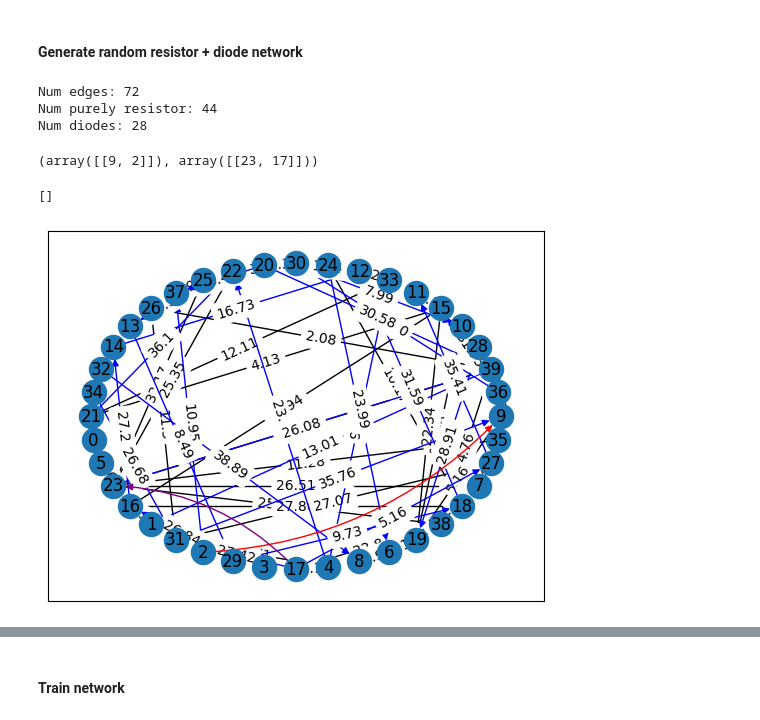
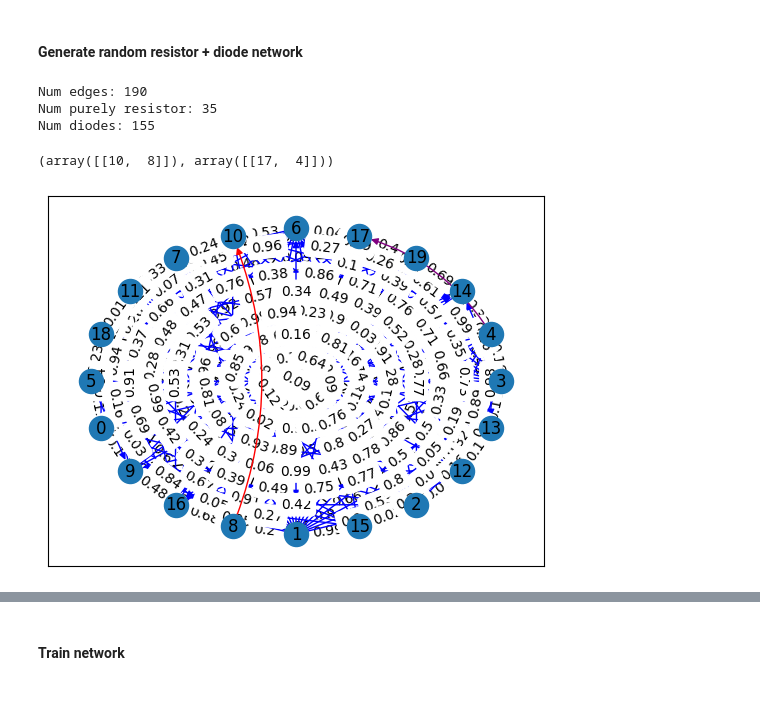
Before and after one commit to Ma-Lab-Cal/self-learning-machines, a Jupyter notebook: nonlinear_regression.ipynb, the cells around one changed output, grey strips where cells are left out. Cells and saved outputs as stored; diff of their text form; code cells hidden in the pictures.

```diff
--- a/nonlinear_regression.ipynb
+++ b/nonlinear_regression.ipynb
@@ -191,0 +170,15 @@ plt.show()
+# %%
+# Visualize dataset
+xs = [abs_x, parab_x, log_x]
+ys = [abs_y, parab_y, log_y]
+names = ['abs', 'parabola', 'log']
+
+fig, axs = plt.subplots(1, len(xs), figsize=(18, 6))
+
+for i, ax in enumerate(axs):
+    ax.scatter(xs[i], ys[i])
+    sorted_args = np.argsort(xs[i])
+    ax.plot(xs[i][sorted_args], ys[i][sorted_args], 'r',)
+    ax.set_title(fr'{names[i].title()}')
+fig.suptitle(fr'Curves with parameters m={round(m, 3)}, b={round(b, 3)}, $\sigma$={sigma}')
+plt.show()
@@ -195,12 +190,13 @@ plt.show()
 #### Generate random resistor + diode network
 # %%
 # Parameters
-nodes = 40
-avg_deg = 2
-edge_prob =  avg_deg / nodes
-diode_prob = .4
+nodes = 20
+avg_deg = 6
+# edge_prob = avg_deg / nodes
+edge_prob = 1
+diode_prob = .8
 
-con_graph = nx.erdos_renyi_graph(n=nodes, p=edge_prob, directed=True)
+con_graph = nx.erdos_renyi_graph(n=nodes, p=edge_prob, directed=False)
 diodes, res = 0, 0
 for u, v in con_graph.edges():
     if np.random.rand() < diode_prob:
@@ -208,10 +204,10 @@ for u, v in con_graph.edges():
         # if np.random.binomial(1, 0.5):
             # u, v = v, u
         con_graph[u][v]['type'] = 'diode'
-        con_graph[u][v]['weight'] = 1./np.random.rand() / nodes
+        con_graph[u][v]['weight'] = 1./np.random.rand()
     else:
         con_graph[u][v]['type'] = 'resistor'
-        con_graph[u][v]['weight'] = 1./np.random.rand() / nodes
+        con_graph[u][v]['weight'] = 1./np.random.rand()
         res += 1
 
 print('Num edges:', diodes + res)
@@ -225,16 +221,12 @@ node_cfg = np.random.choice(nodes, size=(in_nodes + out_nodes, 2), replace=False
 node_cfg = (node_cfg[:in_nodes], node_cfg[in_nodes:])
 node_cfg
 # %% [output]
-Num edges: 72
-Num purely resistor: 44
-Num diodes: 28
+Num edges: 190
+Num purely resistor: 35
+Num diodes: 155
-(array([[9, 2]]), array([[23, 17]]))
+(array([[10,  8]]), array([[17,  4]]))
-# %%
-list(nx.isolates(con_graph))
-# %% [output]
-[]
 # %%
-nonlin = NonLinearNetwork('nonlinear', con_graph, node_cfg)
-visualize(nonlin, mode='y')
+nets = [NonLinearNetwork(name, con_graph, node_cfg) for name in names]
+visualize(nets[0], mode='y')
 # %% [output]
-[figure, old version]
+[figure, new version]
```
Also changed, not shown: parts of 44 cells of this notebook, 9 other files.
